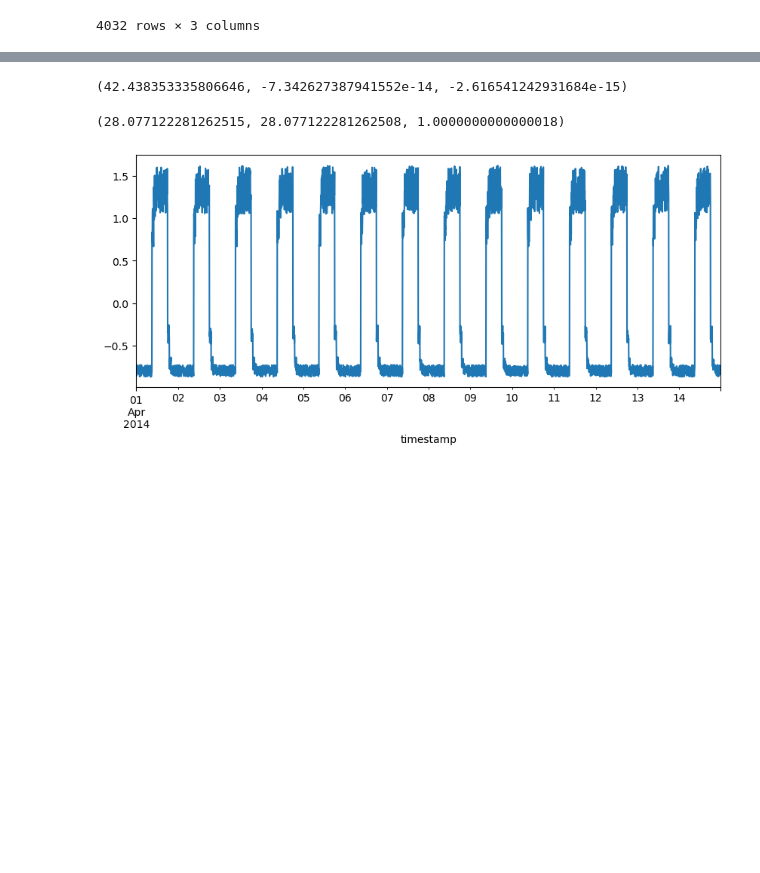
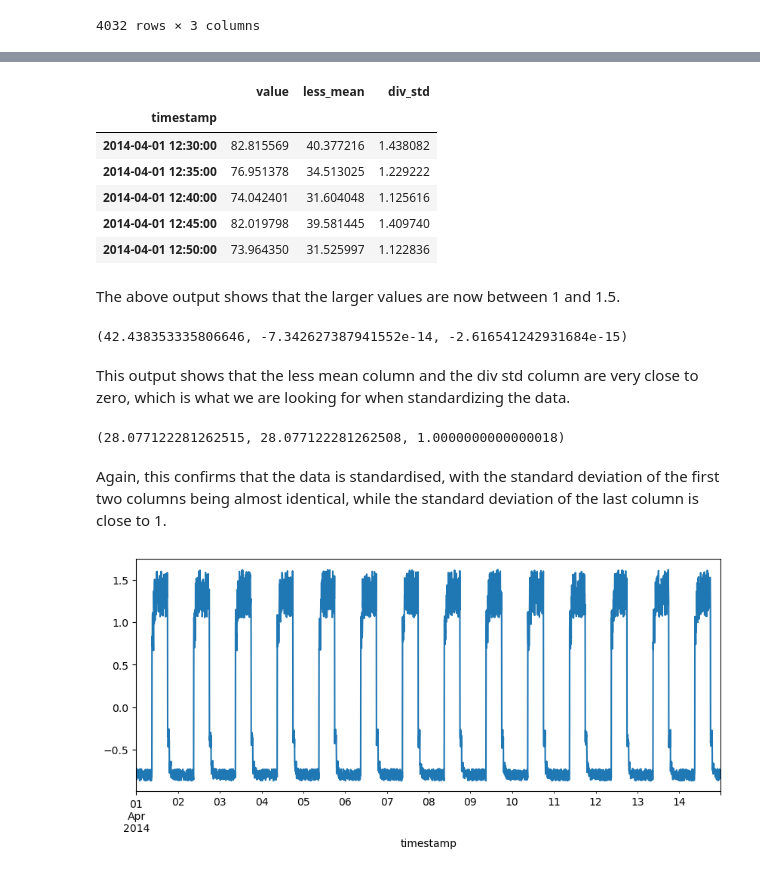
Before and after one commit to andrewjscott/machstat-assessment, a Jupyter notebook: Machine Learning Project/keras-anomoly.ipynb, the cells around one changed output, grey strips where cells are left out. Drawn from its saved outputs; the diff is of its cells as text; code cells hidden in the pictures; blank space fills up the shorter version.

```diff
--- a/Machine Learning Project/keras-anomoly.ipynb
+++ b/Machine Learning Project/keras-anomoly.ipynb
@@ -251,13 +269,29 @@ df_small_noise
+# %%
+df_small_noise.iloc[150:155]
+# %% [output]
+|  | value | less_mean | div_std |
+| timestamp |  |  |  |
+| 2014-04-01 12:30:00 | 82.815569 | 40.377216 | 1.438082 |
+| 2014-04-01 12:35:00 | 76.951378 | 34.513025 | 1.229222 |
+| 2014-04-01 12:40:00 | 74.042401 | 31.604048 | 1.125616 |
+| 2014-04-01 12:45:00 | 82.019798 | 39.581445 | 1.409740 |
+| 2014-04-01 12:50:00 | 73.964350 | 31.525997 | 1.122836 |
+# %% [markdown]
+The above output shows that the larger values are now between 1 and 1.5.
 # %%
 # View the mean of the three columns in the no anomaly data
 df_small_noise['value'].mean(), df_small_noise['less_mean'].mean(), df_small_noise['div_std'].mean()
 # %% [output]
 (42.438353335806646, -7.342627387941552e-14, -2.616541242931684e-15)
+# %% [markdown]
+This output shows that the less mean column and the div std column are very close to zero, which is what we are looking for when standardizing the data.
 # %%
 # View the standard deviation of the three columns in the no anomaly data
 df_small_noise['value'].std(), df_small_noise['less_mean'].std(), df_small_noise['div_std'].std()
 # %% [output]
 (28.077122281262515, 28.077122281262508, 1.0000000000000018)
+# %% [markdown]
+Again, this confirms that the data is standardised, with the standard deviation of the first two columns being almost identical, while the standard deviation of the last column is close to 1.
 # %%
 # Specify a size for the plot
 fig, ax = plt.subplots(figsize=(10,4))
```
Also changed, not shown: parts of 34 cells of this notebook.
